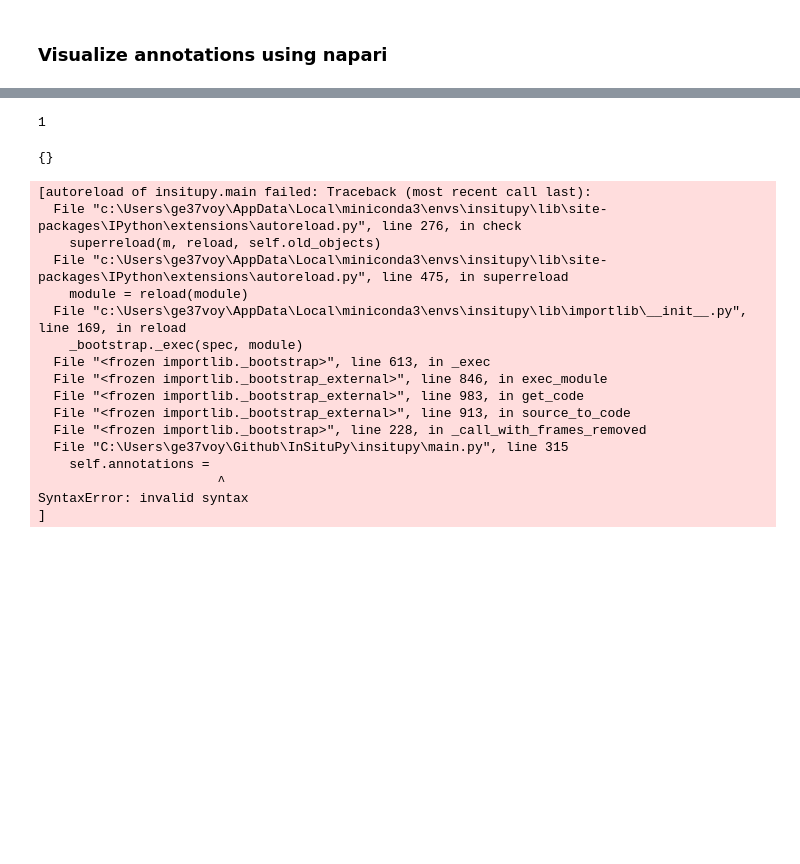
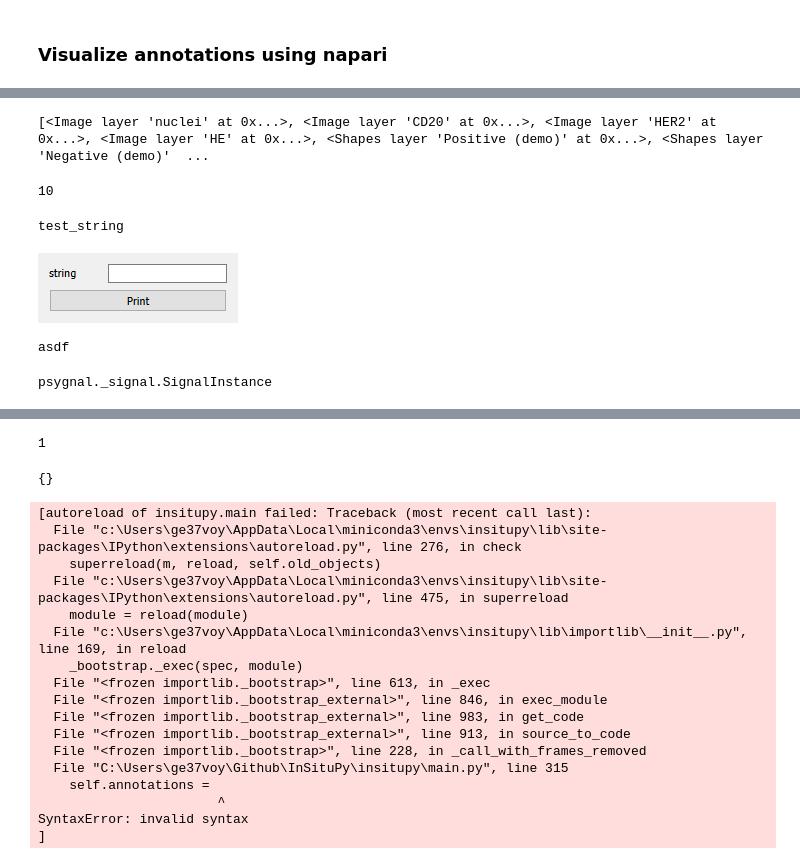
Before and after one commit to b-lemke98/InSituPy-1, a Jupyter notebook: notebooks/dev/04_InSituPy_demo_annotations_widget_tests.ipynb, the cells around one changed output, grey strips where cells are left out. Saved outputs shown, nothing was run; the diff lists cells and outputs as text; code cells hidden in the pictures; blank space fills up the shorter version.

```diff
--- a/notebooks/dev/04_InSituPy_demo_annotations_widget_tests.ipynb
+++ b/notebooks/dev/04_InSituPy_demo_annotations_widget_tests.ipynb
@@ -237,0 +348,39 @@ ll = xd.viewer.layers
+# %%
+ll
+# %% [output]
+[<Image layer 'nuclei' at 0x...>, <Image layer 'CD20' at 0x...>, <Image layer 'HER2' at 0x...>, <Image layer 'HE' at 0x...>, <Shapes layer 'Positive (demo)' at 0x...>, <Shapes layer 'Negative (demo)'  ...
+# %%
+len(lold.data)
+# %% [output]
+10
+# %%
+from magicgui import magicgui
+
+class WidgetClass:
+    def __init__(self, init_string):
+        self.init_string = init_string
+        print(self.init_string)
+
+    # keep the function logic "pure"
+    @magicgui(call_button="Print")
+    def widget_demo(self, string=""):
+        widget_demo.string.value = self.init_string
+        if string != "":
+            print(string)
+
+    # do whatever you want after the function has been called
+    # in a callback connected to the `called` signal
+    @widget_demo.called.connect
+    def after_call():
+        widget_demo.string.value = ""
+
+w = WidgetClass(init_string="test_string")
+w.widget_demo.show(run=True)
+# %% [output]
+test_string
+[figure, added]
+asdf
+# %%
+type(widget_demo.changed)
+# %% [output]
+psygnal._signal.SignalInstance
```
Also changed, not shown: parts of 41 cells of this notebook, 4 other files.
